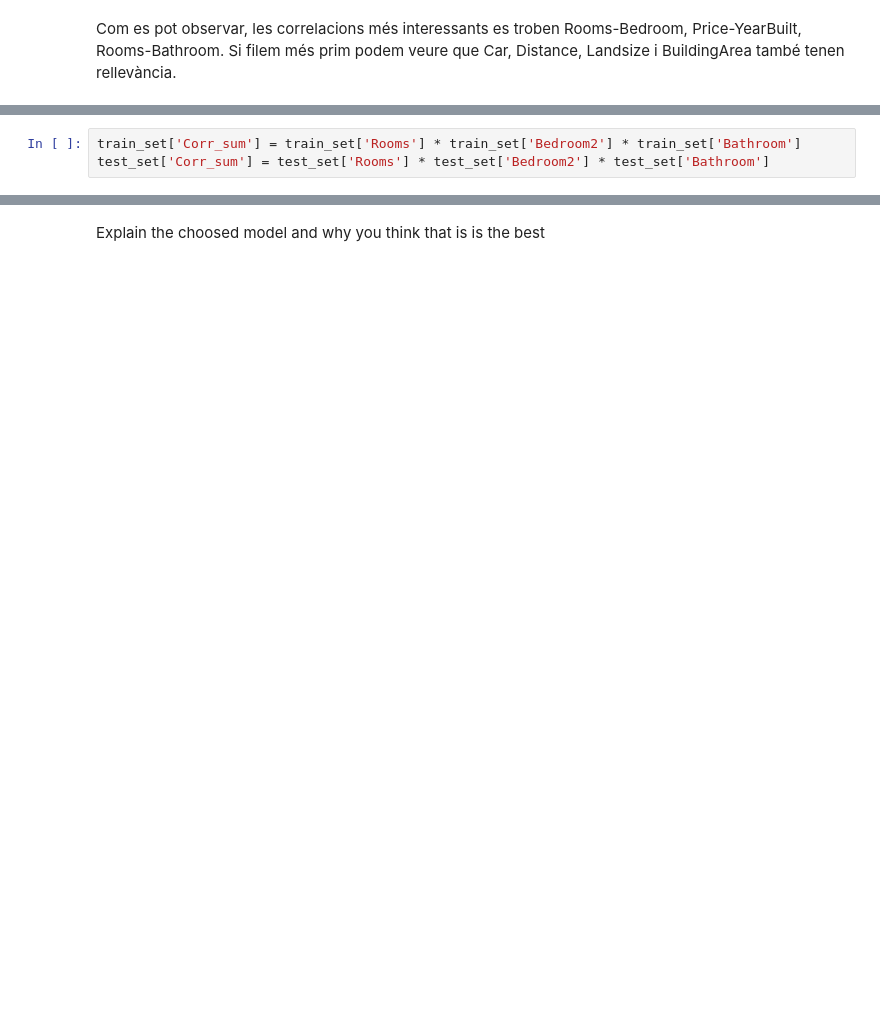
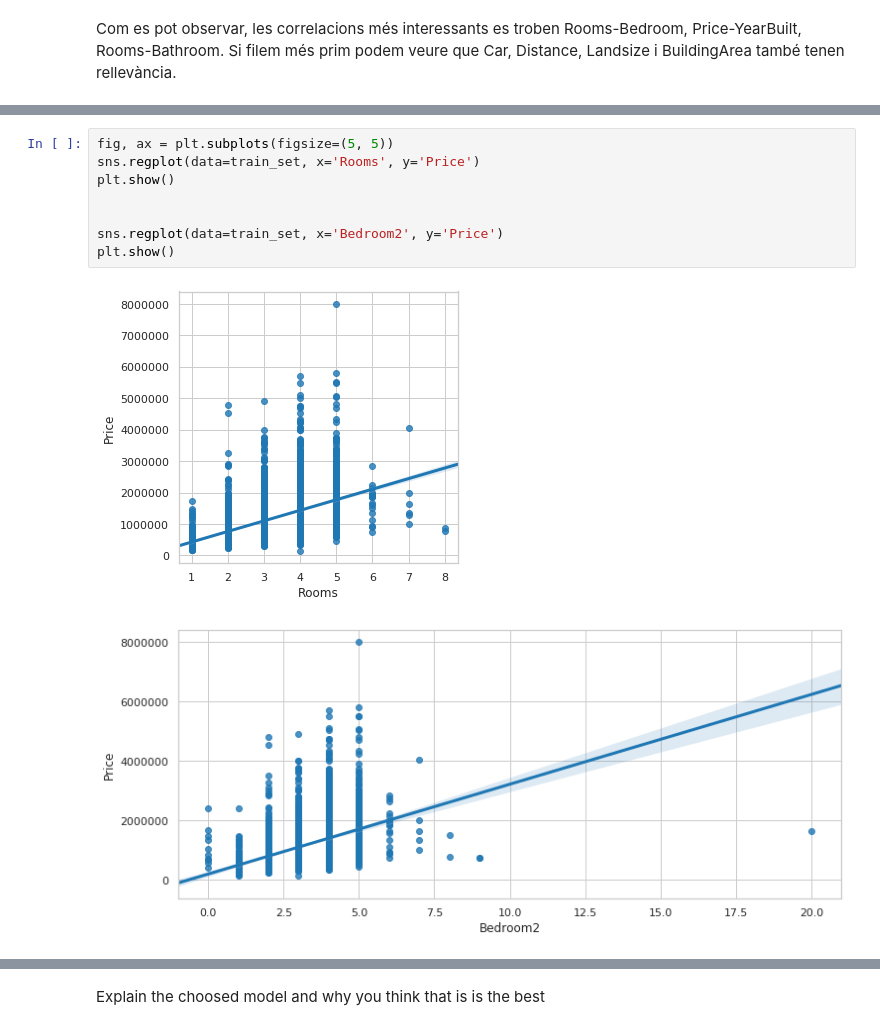
Before and after one commit to paubernabe/Aprenentatge-Automatic, a Jupyter notebook: TEOPR/Session1.ipynb, the cells around one changed output, grey strips where cells are left out. Cells and saved outputs as stored; diff of their text form; blank space fills up the shorter version.

```diff
--- a/TEOPR/Session1.ipynb
+++ b/TEOPR/Session1.ipynb
@@ -280,3 +218,11 @@ train_set
-# %%
-train_set['Corr_sum'] = train_set['Rooms'] * train_set['Bedroom2'] * train_set['Bathroom']
-test_set['Corr_sum'] = test_set['Rooms'] * test_set['Bedroom2'] * test_set['Bathroom']
+# %%
+fig, ax = plt.subplots(figsize=(5, 5))
+sns.regplot(data=train_set, x='Rooms', y='Price')
+plt.show()
+
+
+sns.regplot(data=train_set, x='Bedroom2', y='Price')
+plt.show()
+# %% [output]
+[figure, added]
+[figure, added]
```
Also changed, not shown: parts of 8 cells of this notebook, 1 other file.
